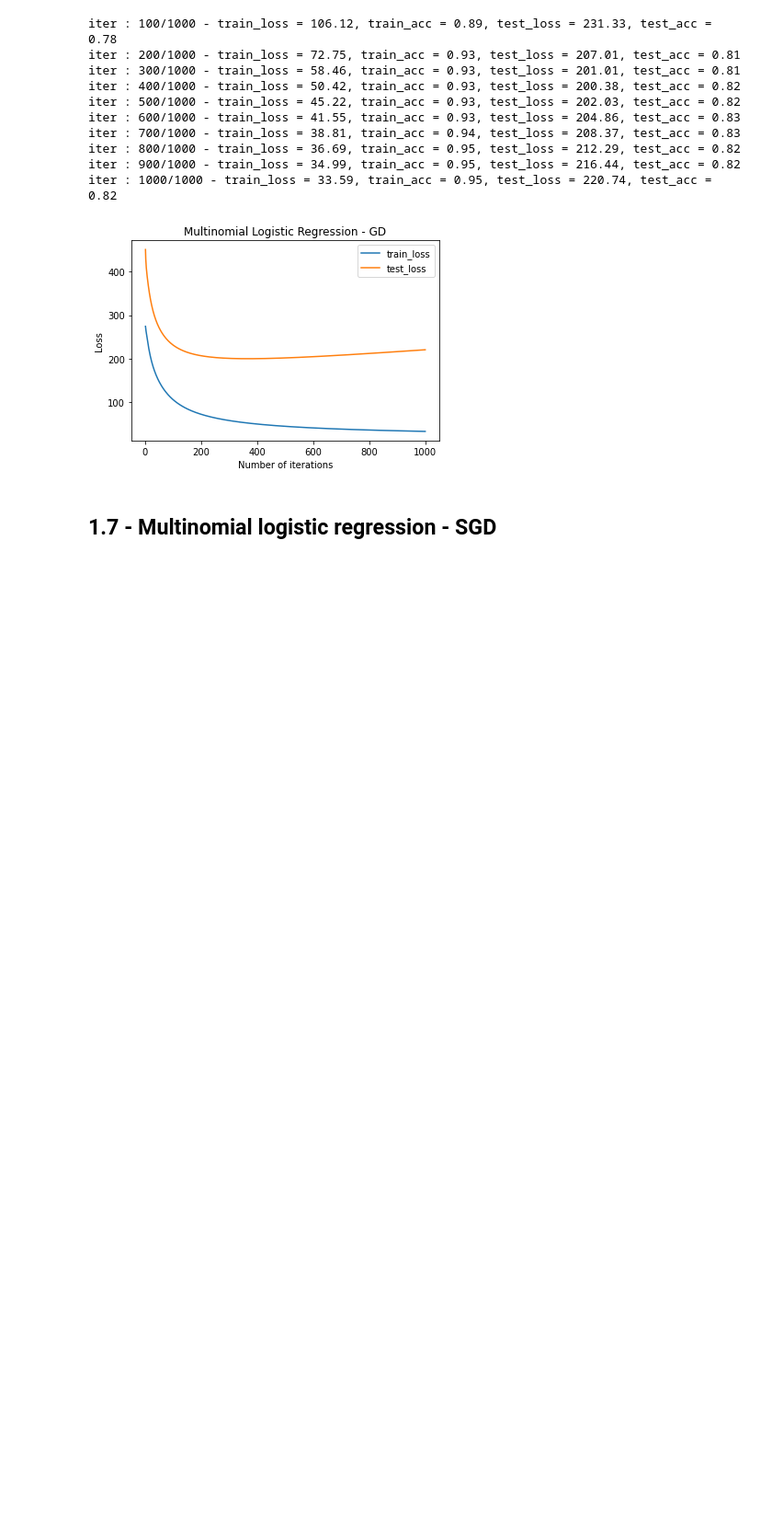
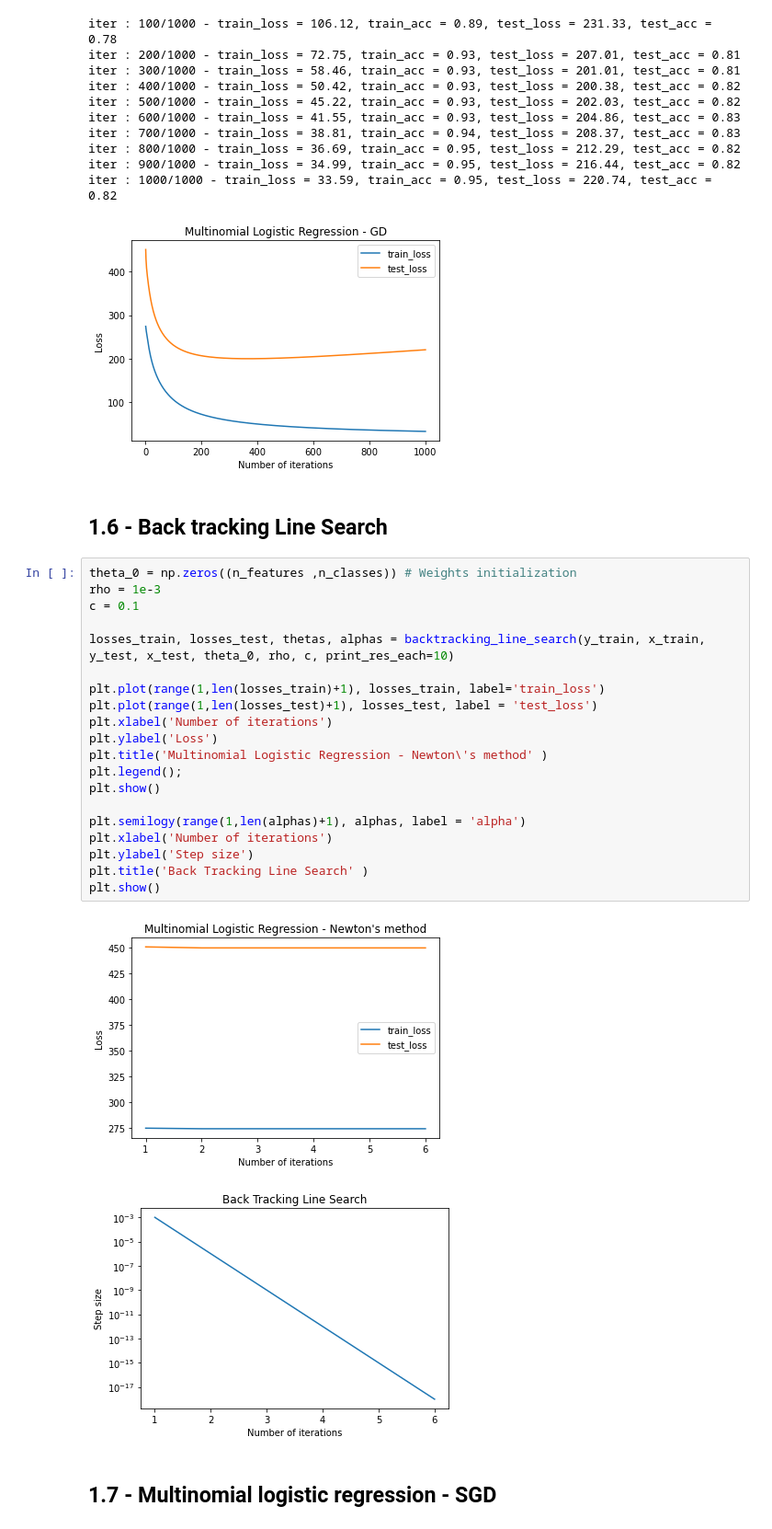
Before and after one commit to emarazz/siml_2019, a Jupyter notebook: H1/notebook.ipynb, the cells around one changed output. Shown: that part at 92% size. Drawn from its saved outputs; the diff is of its cells as text; blank space fills up the shorter version.

Commit message:
Added backtracking line search

```diff
--- a/H1/notebook.ipynb
+++ b/H1/notebook.ipynb
@@ -86,6 +89,31 @@ iter : 800/1000 - train_loss = 36.69, train_acc = 0.95, test_loss = 212.29, test
 iter : 900/1000 - train_loss = 34.99, train_acc = 0.95, test_loss = 216.44, test_acc = 0.82
 iter : 1000/1000 - train_loss = 33.59, train_acc = 0.95, test_loss = 220.74, test_acc = 0.82
 [figure]
+# %% [markdown]
+## 1.6 - Back tracking Line Search
+# %%
+theta_0 = np.zeros((n_features ,n_classes)) # Weights initialization
+rho = 1e-3
+c = 0.1
+
+losses_train, losses_test, thetas, alphas = backtracking_line_search(y_train, x_train, y_test, x_test, theta_0, rho, c, print_res_each=10)
+
+plt.plot(range(1,len(losses_train)+1), losses_train, label='train_loss')
+plt.plot(range(1,len(losses_test)+1), losses_test, label = 'test_loss')
+plt.xlabel('Number of iterations')
+plt.ylabel('Loss')
+plt.title('Multinomial Logistic Regression - Newton\'s method' )
+plt.legend();
+plt.show()
+
+plt.semilogy(range(1,len(alphas)+1), alphas, label = 'alpha')
+plt.xlabel('Number of iterations')
+plt.ylabel('Step size')
+plt.title('Back Tracking Line Search' )
+plt.show()
+# %% [output]
+[figure, added]
+[figure, added]
 # %% [markdown]
 ## 1.7 - Multinomial logistic regression - SGD
 # %% [markdown]
```
Also changed, not shown: parts of 4 cells of this notebook, 1 other file.
